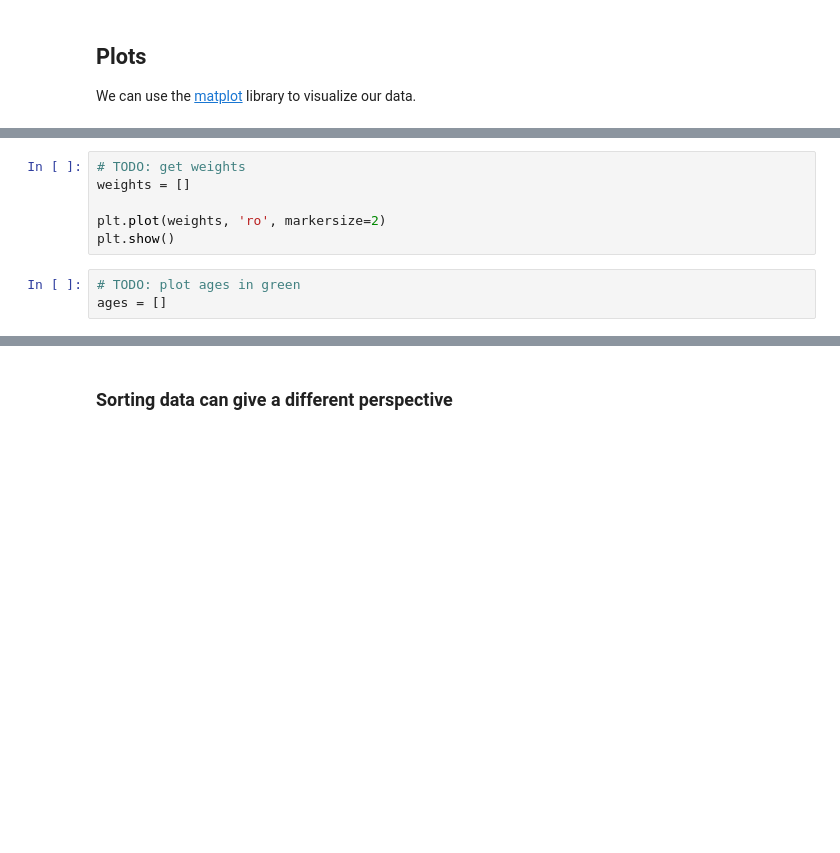
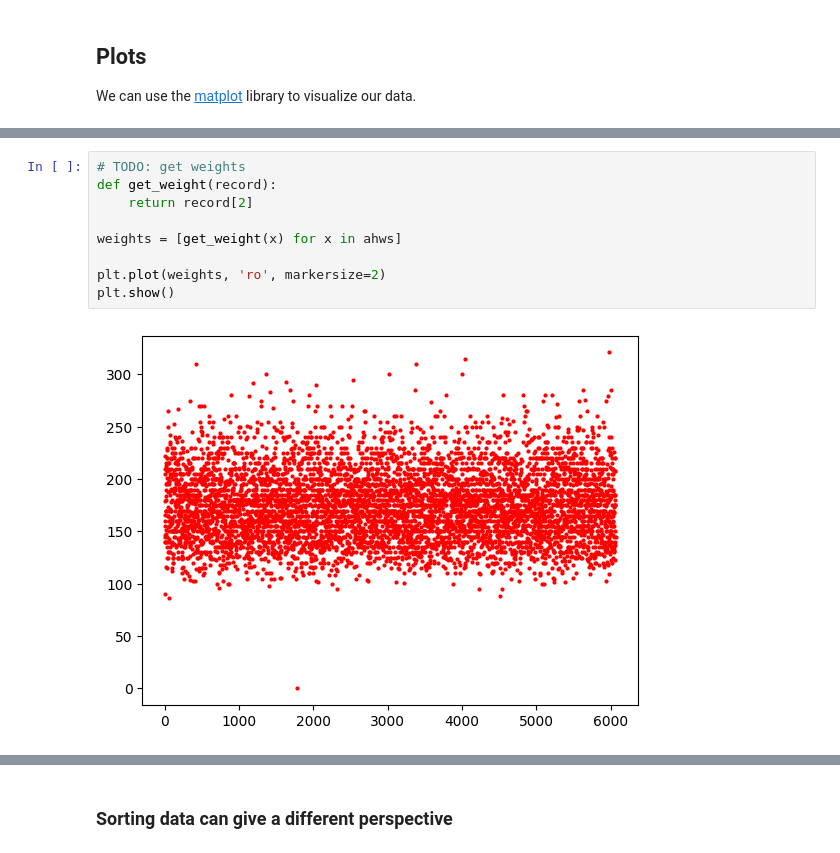
Before and after one commit to takuman-parsons-ml/WK02, a Jupyter notebook: WK02.ipynb, the cells around one changed output, grey strips where cells are left out. Saved outputs shown, nothing was run; the diff lists cells and outputs as text; blank space fills up the shorter version.

```diff
--- a/WK02.ipynb
+++ b/WK02.ipynb
@@ -761,9 +809,11 @@ plt.show()
 # %%
 # TODO: get weights
-weights = []
+def get_weight(record):
+    return record[2]
+
+weights = [get_weight(x) for x in ahws]
 
 plt.plot(weights, 'ro', markersize=2)
 plt.show()
+# %% [output]
+[figure, added]
-# %%
-# TODO: plot ages in green
-ages = []
```
Also changed, not shown: parts of 36 cells of this notebook, 1 other file.
